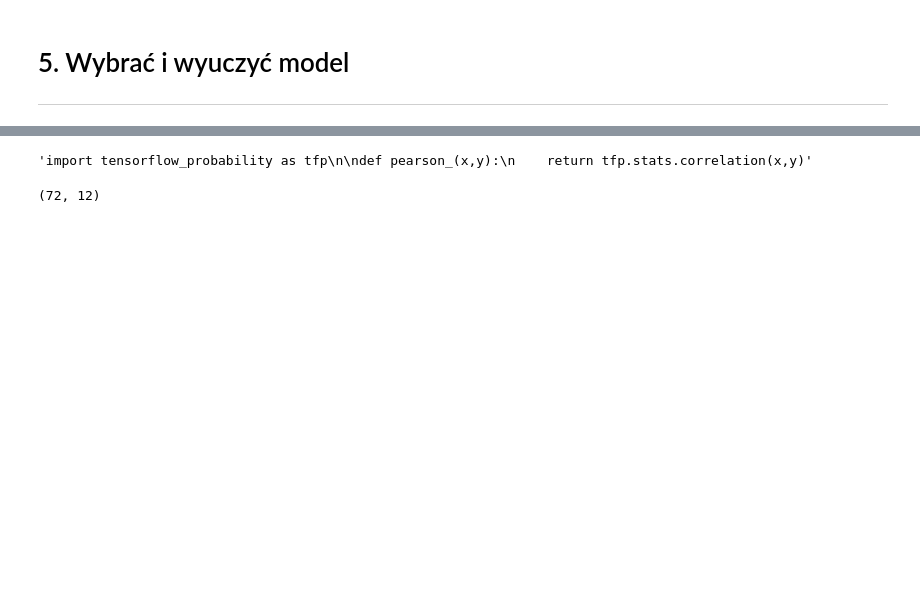
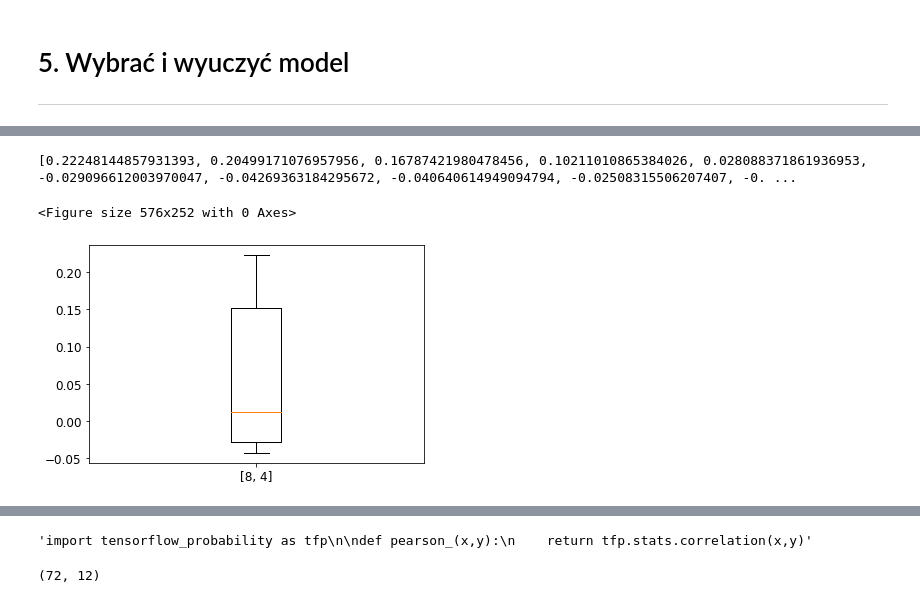
Before and after one commit to d-jus/tf_pipeline, a Jupyter notebook: SSN CRF - p & CRF - m.ipynb, the cells around one changed output, grey strips where cells are left out. Drawn from its saved outputs; the diff is of its cells as text; code cells hidden in the pictures; blank space fills up the shorter version.

```diff
--- a/SSN CRF - p & CRF - m.ipynb
+++ b/SSN CRF - p & CRF - m.ipynb
@@ -414,0 +415,20 @@ tf.__version__
+# %%
+X_train_ran = np.random.normal(loc=0.0, scale=1.0, size=(80,12))
+y_train_ran = np.random.normal(loc=0.0, scale=1.0, size=(80,1))
+# %%
+input_ = tf.keras.layers.Input(shape=(12,))
+hidden1_ = tf.keras.layers.Dense(8, activation = 'relu')(input_)
+hidden2_ = tf.keras.layers.Dense(4, activation = 'relu')(hidden1_)
+output = tf.keras.layers.Dense(1)(hidden2_)
+
+a = checker_dist_box(scalerMinMax,scalerMinMax_output,(X_train_ran,y_train_ran))
+
+a.compute(X_train_ran, y_train_ran, epochs = 70,
+                    validation_split = 0.2, shuffle = True, input_ = input_, output = output)
+# %% [output]
+[0.22248144857931393, 0.20499171076957956, 0.16787421980478456, 0.10211010865384026, 0.028088371861936953, -0.029096612003970047, -0.04269363184295672, -0.040640614949094794, -0.02508315506207407, -0. ...
+<Figure size 576x252 with 0 Axes>
+# %%
+a.plot_box   #Coef Pearson for random input and output
+# %% [output]
+[figure, added]
```
Also changed, not shown: parts of 46 cells of this notebook, 1 other file.
